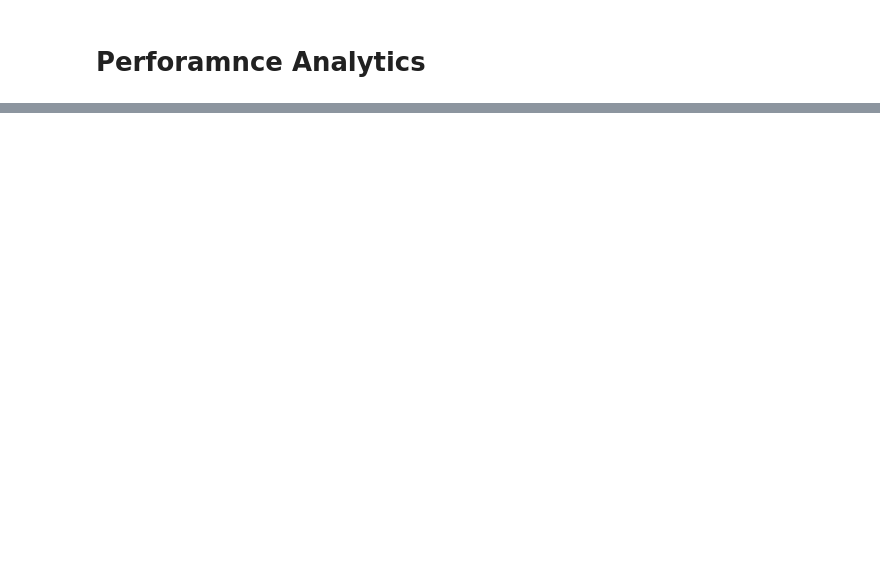
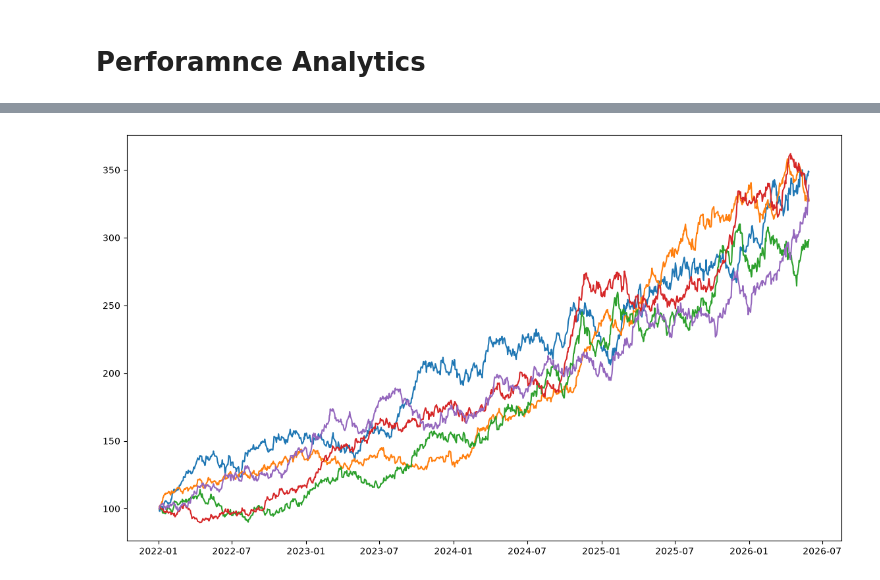
Before and after one commit to soggybiscuitkid/Bluestock-capstone-project, a Jupyter notebook: notebooks/performance_analytics.ipynb, the cells around one changed output, grey strips where cells are left out. Cells and saved outputs as stored; diff of their text form; code cells hidden in the pictures; blank space fills up the shorter version.

```diff
--- a/notebooks/performance_analytics.ipynb
+++ b/notebooks/performance_analytics.ipynb
@@ -26,0 +393,23 @@ KeyError: 'daily_return'
+# %%
+plt.figure(figsize=(14,8))
+
+for fund in top5:
+
+    temp = nav[
+        nav['amfi_code']==fund
+    ]
+
+    growth = (
+        temp['nav']
+        /
+        temp['nav'].iloc[0]
+        *100
+    )
+
+    plt.plot(
+        temp['date'],
+        growth,
+        label=str(fund)
+    )
+# %% [output]
+[figure, added]
```
Also changed, not shown: parts of 16 cells of this notebook, 3 other files.
